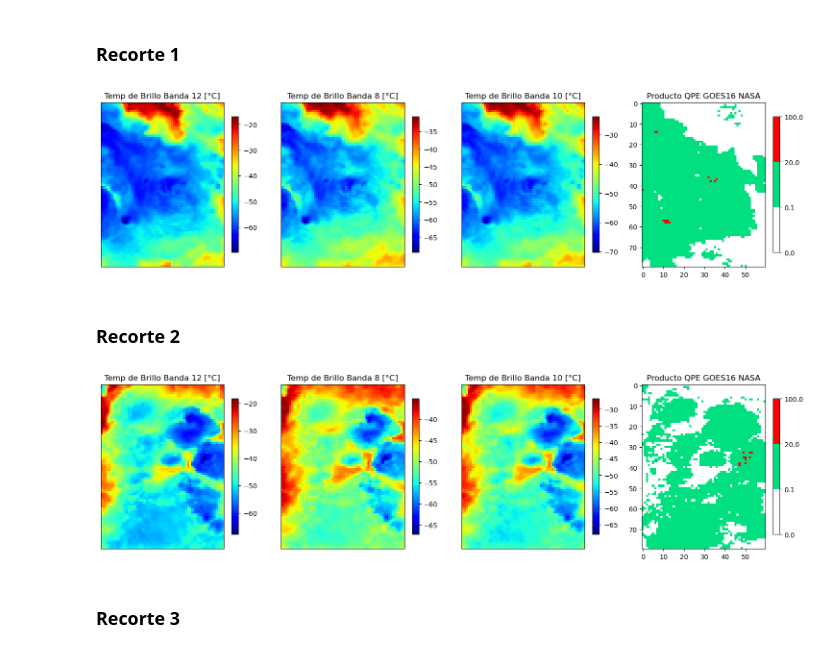
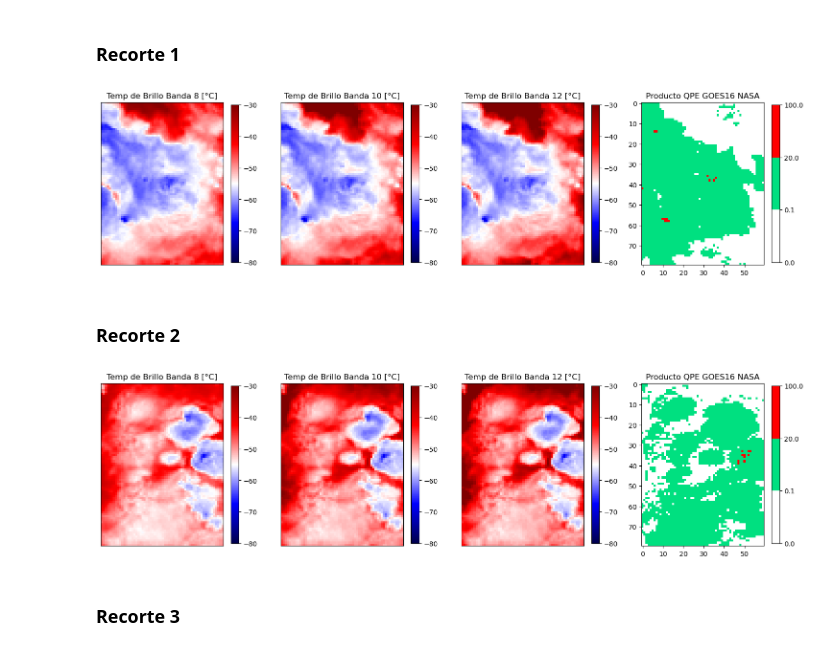
Before and after one commit to matias-suarez/TF_proc_img_sat, a Jupyter notebook: Trabajo Final.ipynb, the cells around one changed output. Saved outputs shown, nothing was run; the diff lists cells and outputs as text; code cells hidden in the pictures.

```diff
--- a/Trabajo Final.ipynb
+++ b/Trabajo Final.ipynb
@@ -984,22 +1000,22 @@ recorte1_QPE_ll  = qpe_obj.variables['RRQPE'][:].data[sup_row:inf_row,sup_col:in
 
 plt.figure(figsize=(15, 5))
 
-plt.subplot(141)
-plt.imshow(imag_cal_list[2][ymin:ymax, xmin:xmax], cmap='jet')
+plt.subplot(143)
+plt.imshow(imag_cal_list[2][ymin:ymax, xmin:xmax], cmap='seismic', vmin=-80, vmax=-30)
 plt.tick_params(axis='both', bottom=False,left=False,labelleft=False, labelbottom=False)
-plt.colorbar(shrink=.6)
+plt.colorbar(shrink=.7)
 plt.title("Temp de Brillo Banda 12 [°C]")
 
-plt.subplot(142)
-plt.imshow(imag_cal_list[0][ymin:ymax, xmin:xmax], cmap='jet')
+plt.subplot(141)
+plt.imshow(imag_cal_list[0][ymin:ymax, xmin:xmax], cmap='seismic', vmin=-80, vmax=-30)
 plt.tick_params(axis='both', bottom=False,left=False,labelleft=False, labelbottom=False)
-plt.colorbar(shrink=.6)
+plt.colorbar(shrink=.7)
 plt.title("Temp de Brillo Banda 8 [°C]")
 
-plt.subplot(143)
-plt.imshow(imag_cal_list[1][ymin:ymax, xmin:xmax], cmap='jet')
+plt.subplot(142)
+plt.imshow(imag_cal_list[1][ymin:ymax, xmin:xmax], cmap='seismic', vmin=-80, vmax=-30)
 plt.tick_params(axis='both', bottom=False,left=False,labelleft=False, labelbottom=False)
-plt.colorbar(shrink=.6)
+plt.colorbar(shrink=.7)
 plt.title("Temp de Brillo Banda 10 [°C]")
 
 # plt.subplot(132)
@@ -1010,12 +1026,12 @@ plt.title("Temp de Brillo Banda 10 [°C]")
 plt.subplot(144)
 plt.imshow(qpe_obj.variables['RRQPE'][:].data[sup_row:inf_row,sup_col:inf_col][ymin:ymax, xmin:xmax],cmap=cmap,norm=norm)
 plt.title("Producto QPE GOES16 NASA")
-plt.colorbar(shrink=.6, cmap=cmap, norm=norm, boundaries=bounds, ticks=bounds)
+plt.colorbar(shrink=.7, cmap=cmap, norm=norm, boundaries=bounds, ticks=bounds)
 plt.tight_layout()
 
 plt.show()
 # %% [output]
-[figure, old version]
+[figure, new version]
 # %% [markdown]
 ### Recorte 2
 # %%
@@ -1033,44 +1049,44 @@ recorte2_CH12_ll = imag_cal_list[4][ymin:ymax, xmin:xmax].flatten()
 recorte2_CH13_ll = imag_cal_list[5][ymin:ymax, xmin:xmax].flatten()
 recorte2_CH14_ll = imag_cal_list[6][ymin:ymax, xmin:xmax].flatten()
 recorte2_CH15_ll = imag_cal_list[7][ymin:ymax, xmin:xmax].flatten()
 recorte2_CH16_ll = imag_cal_list[8][ymin:ymax, xmin:xmax].flatten()
 recorte2_QPE_ll  = qpe_obj.variables['RRQPE'][:].data[sup_row:inf_row,sup_col:inf_col][ymin:ymax, xmin:xmax].flatten()
 
 
 plt.figure(figsize=(15, 5))
 
-plt.subplot(141)
-plt.imshow(imag_cal_list[2][ymin:ymax, xmin:xmax], cmap='jet')
+plt.subplot(143)
+plt.imshow(imag_cal_list[2][ymin:ymax, xmin:xmax], cmap='seismic', vmin=-80, vmax=-30)
 plt.tick_params(axis='both', bottom=False,left=False,labelleft=False, labelbottom=False)
-plt.colorbar(shrink=.6)
+plt.colorbar(shrink=.7)
 plt.title("Temp de Brillo Banda 12 [°C]")
 
-plt.subplot(142)
-plt.imshow(imag_cal_list[0][ymin:ymax, xmin:xmax], cmap='jet')
+plt.subplot(141)
+plt.imshow(imag_cal_list[0][ymin:ymax, xmin:xmax], cmap='seismic', vmin=-80, vmax=-30)
 plt.tick_params(axis='both', bottom=False,left=False,labelleft=False, labelbottom=False)
-plt.colorbar(shrink=.6)
+plt.colorbar(shrink=.7)
 plt.title("Temp de Brillo Banda 8 [°C]")
 
-plt.subplot(143)
-plt.imshow(imag_cal_list[1][ymin:ymax, xmin:xmax], cmap='jet')
+plt.subplot(142)
+plt.imshow(imag_cal_list[1][ymin:ymax, xmin:xmax], cmap='seismic', vmin=-80, vmax=-30)
 plt.tick_params(axis='both', bottom=False,left=False,labelleft=False, labelbottom=False)
-plt.colorbar(shrink=.6)
+plt.colorbar(shrink=.7)
 plt.title("Temp de Brillo Banda 10 [°C]")
 
 # plt.subplot(132)
 # plt.imshow(x_pca_3d_realzada[ymin:ymax, xmin:xmax, 0])
 # plt.colorbar(shrink=.6)
 # plt.title('CP1')
 
 plt.subplot(144)
 plt.imshow(qpe_obj.variables['RRQPE'][:].data[sup_row:inf_row,sup_col:inf_col][ymin:ymax, xmin:xmax],cmap=cmap,norm=norm)
 plt.title("Producto QPE GOES16 NASA")
-plt.colorbar(shrink=.6, cmap=cmap, norm=norm, boundaries=bounds, ticks=bounds)
+plt.colorbar(shrink=.7, cmap=cmap, norm=norm, boundaries=bounds, ticks=bounds)
 plt.tight_layout()
 
 plt.show()
 # %% [output]
-[figure, old version]
+[figure, new version]
 # %% [markdown]
 ### Recorte 3
 # %%
```
Also changed, not shown: parts of 8 cells of this notebook.
